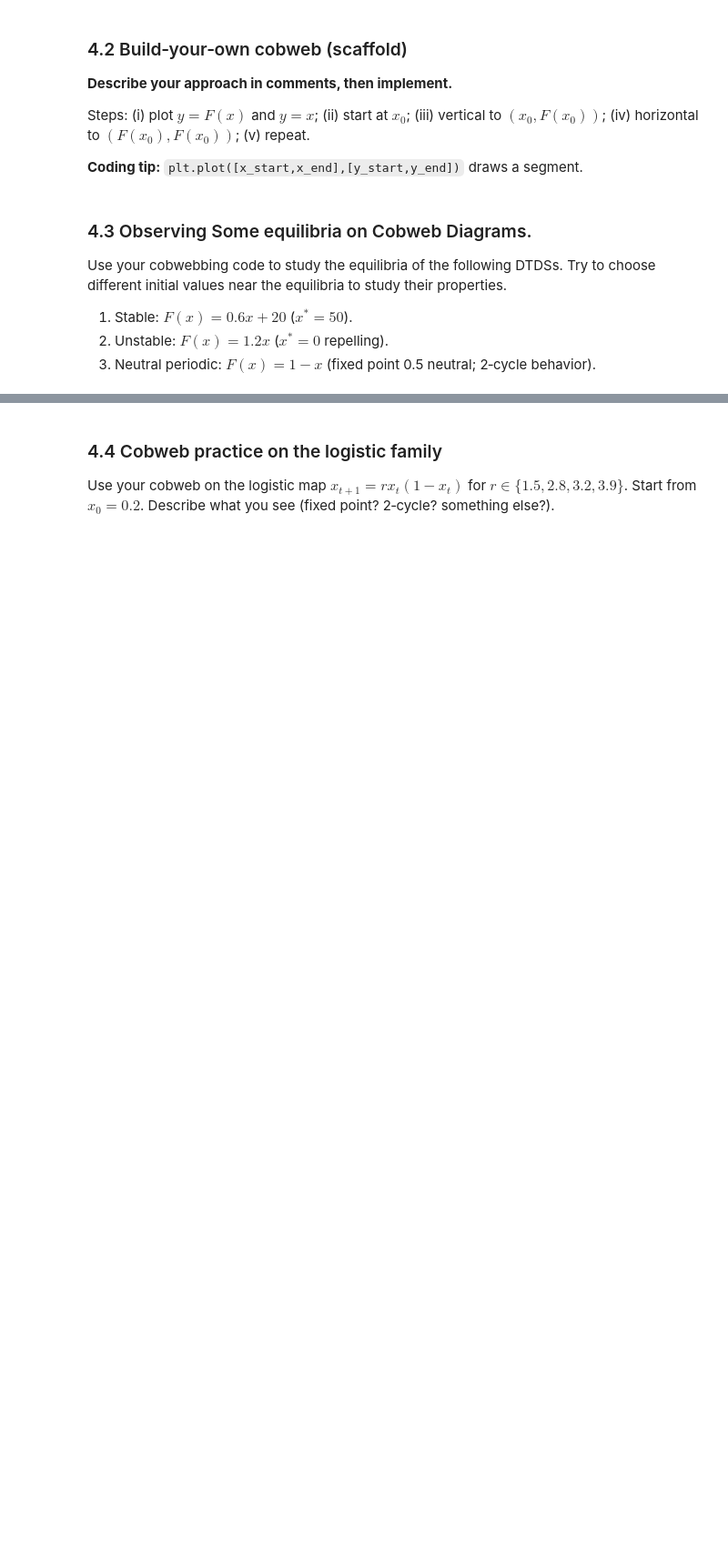
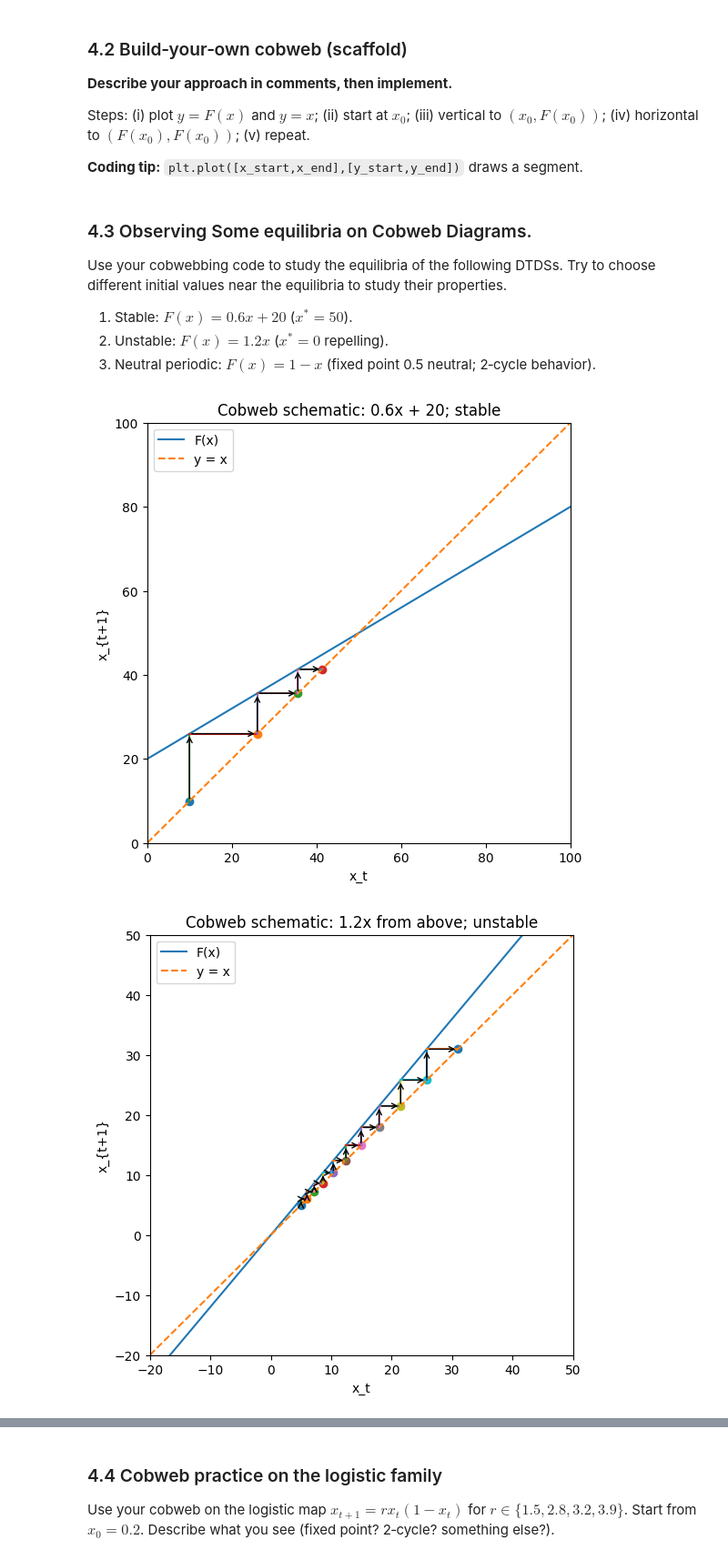
Before and after one commit to DanielCao-7/RP2-AAS-Python-Workbook, a Jupyter notebook: RP 2 - Discrete-Time Dynamical Systems - AAS.ipynb, the cells around one changed output, grey strips where cells are left out. Shown at 91% size. Cells and saved outputs as stored; diff of their text form; code cells hidden in the pictures; blank space fills up the shorter version.

```diff
--- a/RP 2 - Discrete-Time Dynamical Systems - AAS.ipynb
+++ b/RP 2 - Discrete-Time Dynamical Systems - AAS.ipynb
@@ -138,11 +138,32 @@ Steps: (i) plot $y=F(x)$ and $y=x$; (ii) start at $x_0$; (iii) vertical to $(x_0
 **Coding tip:** `plt.plot([x_start,x_end],[y_start,y_end])` draws a segment.
 # %%
 import numpy as np, matplotlib.pyplot as plt
-def cobweb_plot(F, x0, n_steps=25, x_min=0.0, x_max=1.0, title='Cobweb'): #You may need to adjust the step size and x_min/x_max for your specific function F to get a good picture.
+%matplotlib inline
+
+def cobweb_plot(F, title, x0=10.0, n_steps=3, x_min=0.0, x_max=100, label=False): #You may need to adjust the step size and x_min/x_max for your specific function F to get a good picture.
     """Scaffold (left incomplete). Implement the 1D cobweb described above for your chosen F."""
-    xx = np.linspace(x_min, x_max, 600)
+    #F is the function, label adds toggle for labels
+    xx = np.linspace(x_min, x_max, 600)     #prepare x values for the function to plot
+    #plot code
+    plt.figure(figsize=(6,6))
+    plt.plot(xx, F(xx), label='F(x)'); plt.plot(xx, xx, '--', label='y = x')    #plot F(x) and y=x
+    plt.xlim(x_min,x_max); plt.ylim(x_min,x_max)
+    plt.xlabel('x_t'); plt.ylabel('x_{t+1}')
+
     # Your implementation goes here.
-    raise NotImplementedError('Follow the narrative steps in the Markdown; do not overthink!')
+    xt = x0     #xt for some value x starting from x0
+    for i in range(n_steps+1):    #updates xt [n_steps+1] amount of times; this results in n_steps amount of steps
+        if i==0:    #plots the first point
+            plt.scatter([xt],[xt])
+        else:   #draws the connecting vert and horiz lines and plots subsequent points
+            plt.plot([xt,xt],[xt,F(xt)]); plt.annotate('', xy=(xt,F(xt)), xytext=(xt,xt), arrowprops=dict(arrowstyle='->'))     #draws vert
+            plt.plot([xt,F(xt)],[F(xt),F(xt)]); plt.annotate('', xy=(F(xt),F(xt)), xytext=(xt,F(xt)), arrowprops=dict(arrowstyle='->'))     #draws horiz
+            xt = F(xt)      #prepares for next point
+            plt.scatter([xt],[xt])      #plots
+        if label:
+            plt.annotate(f"x{i}",(xt,xt), textcoords='offset points', xytext=(1,1))
+    plt.legend(); plt.title(f"Cobweb schematic: {title}"); plt.show()
+    #raise NotImplementedError('Follow the narrative steps in the Markdown; do not overthink!')
 # %% [markdown]
 ### 4.3 Observing Some equilibria on Cobweb Diagrams.
 
@@ -154,3 +175,17 @@ Use your cobwebbing code to study the equilibria of the following DTDSs. Try to
 3. Neutral periodic: $F(x)=1-x$ (fixed point 0.5 neutral; 2‑cycle behavior).
 # %%
 #Use your cobwebbing on the above systems here.
+
+def F(x): return 0.6*x + 20.0      #stable
+cobweb_plot(F, "0.6x + 20; stable")
+
+def F(x): return 1.2*x             #unstable
+cobweb_plot(F, "1.2x from above; unstable", 5.0, 10, -20.0, 50)  #above
+#cobweb_plot(F, "1.2x from below; unstable", -5.0, 10, -50.0, 20)  #below
+
+def F(x): return 1-x               #neutral periodic
+#cobweb_plot(F, "1-x; 1-cycle; neutral periodic", -5.0, 1, -10, 10)    #1-cycle
+cobweb_plot(F, "1-x; 2-cycle; neutral periodic", -5.0, 2, -10, 10)    #2-cycle
+# %% [output]
+[figure, added]
+[figure, added]
```
Also changed, not shown: parts of 22 cells of this notebook.
